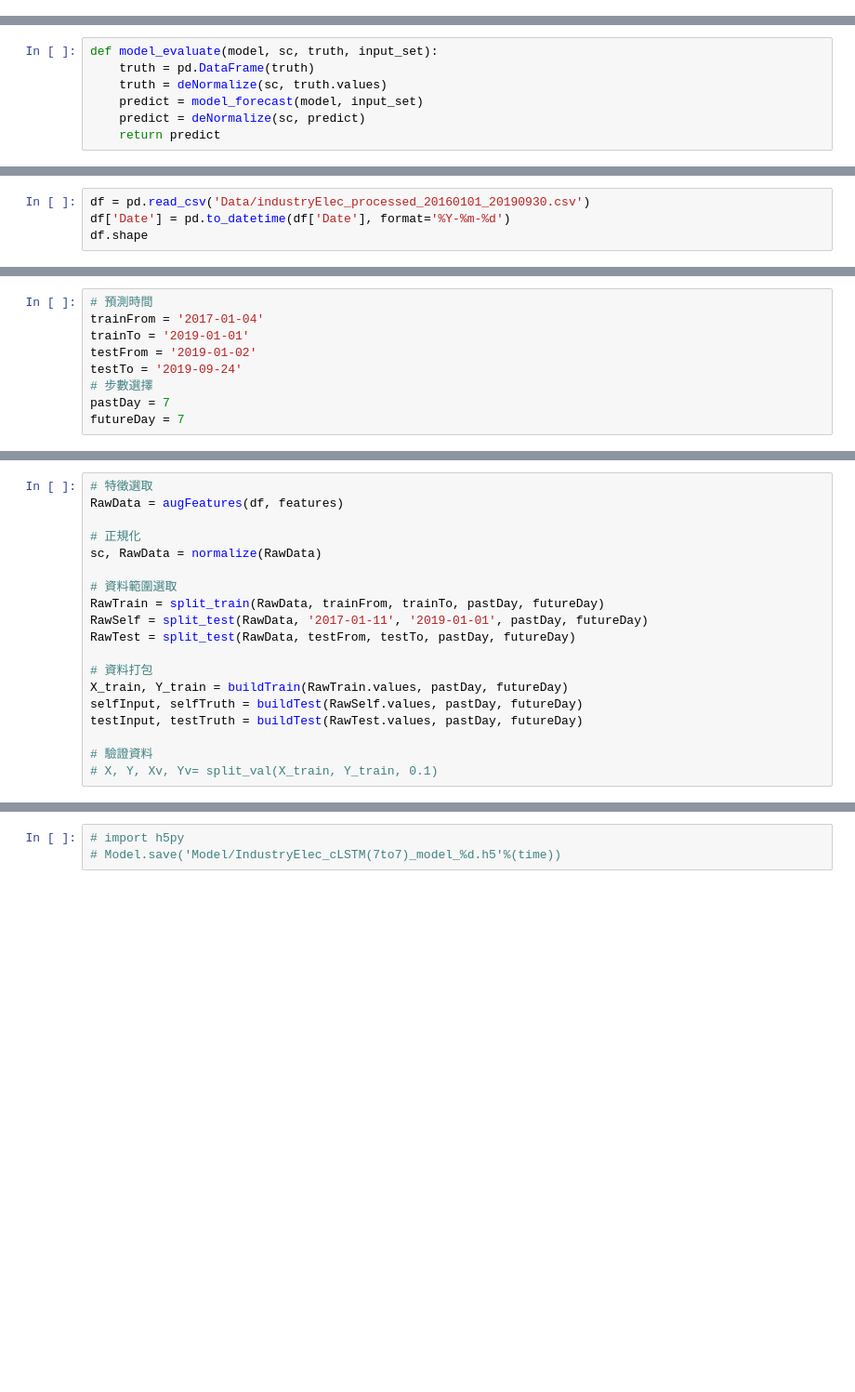
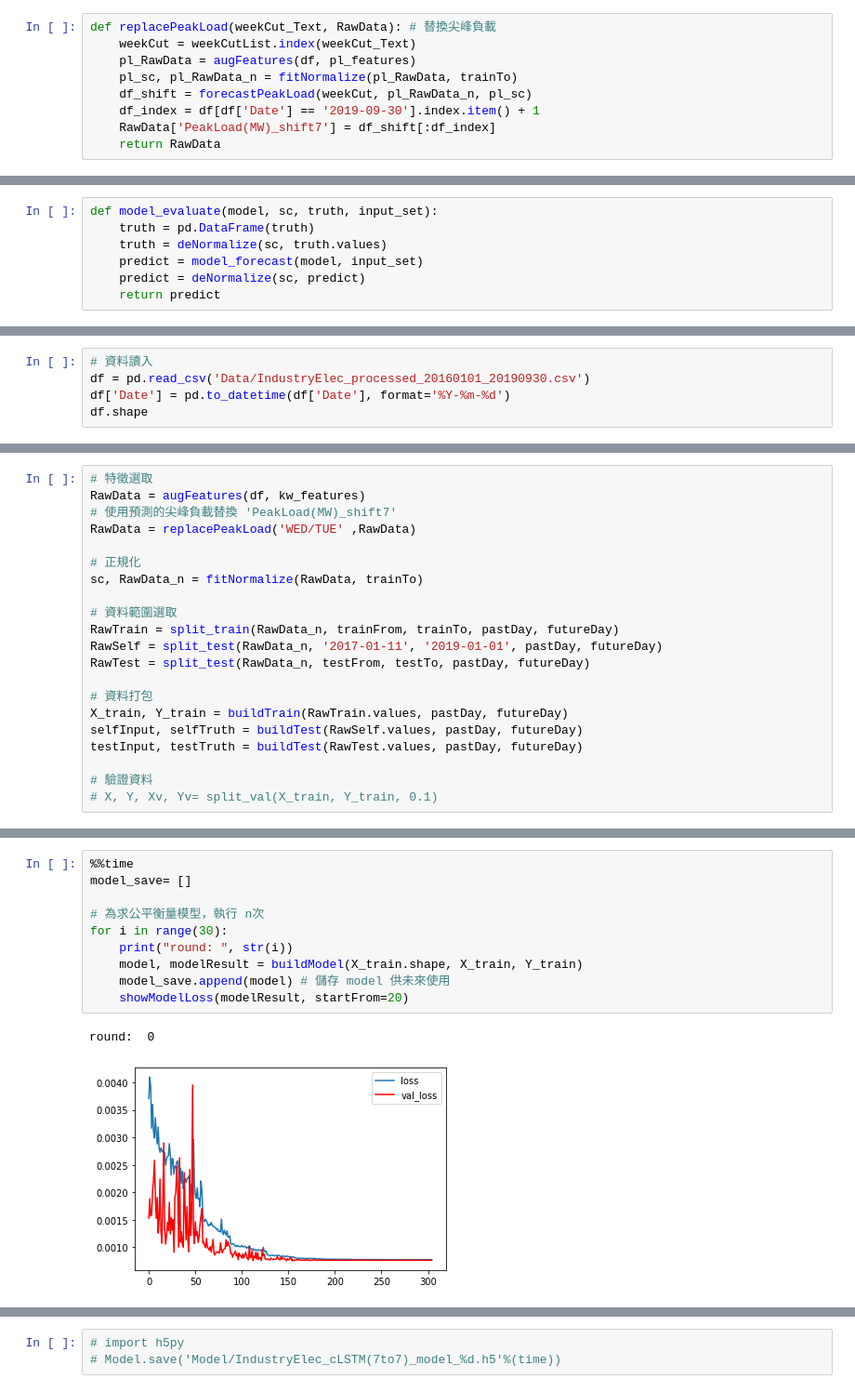
Before and after one commit to Chang-Siang/IndustryElec, a Jupyter notebook: IndustryElec_(RNN_XT)_Plus.ipynb, the cells around one changed output, grey strips where cells are left out. Shown at 93% size. Saved outputs shown, nothing was run; the diff lists cells and outputs as text; blank space fills up the shorter version.

```diff
--- a/IndustryElec_(RNN_XT)_Plus.ipynb
+++ b/IndustryElec_(RNN_XT)_Plus.ipynb
@@ -121,0 +181,9 @@ from keras.callbacks import EarlyStopping, ReduceLROnPlateau, ModelCheckpoint
+# %%
+def replacePeakLoad(weekCut_Text, RawData): # 替換尖峰負載
+    weekCut = weekCutList.index(weekCut_Text)
+    pl_RawData = augFeatures(df, pl_features)
+    pl_sc, pl_RawData_n = fitNormalize(pl_RawData, trainTo)
+    df_shift = forecastPeakLoad(weekCut, pl_RawData_n, pl_sc)
+    df_index = df[df['Date'] == '2019-09-30'].index.item() + 1
+    RawData['PeakLoad(MW)_shift7'] = df_shift[:df_index]
+    return RawData
@@ -164,5 +303,6 @@ def model_evaluate(model, sc, truth, input_set):
 # %%
-df = pd.read_csv('Data/industryElec_processed_20160101_20190930.csv')
+# 資料讀入
+df = pd.read_csv('Data/IndustryElec_processed_20160101_20190930.csv')
 df['Date'] = pd.to_datetime(df['Date'], format='%Y-%m-%d')
 df.shape
 # %% [output]
@@ -179,9 +309,0 @@ features = [
-# %%
-# 預測時間
-trainFrom = '2017-01-04'
-trainTo = '2019-01-01'
-testFrom = '2019-01-02'
-testTo = '2019-09-24'
-# 步數選擇
-pastDay = 7
-futureDay = 7
@@ -188,14 +319,16 @@ futureDay = 7
 # %%
 # 特徵選取
-RawData = augFeatures(df, features)
+RawData = augFeatures(df, kw_features)
+# 使用預測的尖峰負載替換 'PeakLoad(MW)_shift7'
+RawData = replacePeakLoad('WED/TUE' ,RawData)
 
 # 正規化
-sc, RawData = normalize(RawData)
+sc, RawData_n = fitNormalize(RawData, trainTo)
 
 # 資料範圍選取
-RawTrain = split_train(RawData, trainFrom, trainTo, pastDay, futureDay)
-RawSelf = split_test(RawData, '2017-01-11', '2019-01-01', pastDay, futureDay)
-RawTest = split_test(RawData, testFrom, testTo, pastDay, futureDay)
+RawTrain = split_train(RawData_n, trainFrom, trainTo, pastDay, futureDay)
+RawSelf = split_test(RawData_n, '2017-01-11', '2019-01-01', pastDay, futureDay)
+RawTest = split_test(RawData_n, testFrom, testTo, pastDay, futureDay)
 
 # 資料打包
 X_train, Y_train = buildTrain(RawTrain.values, pastDay, futureDay)
@@ -213,0 +344,13 @@ testInput.shape, testTruth.shape (38, 7, 6) (266,)
+# %%
+%%time
+model_save= []
+
+# 為求公平衡量模型，執行 n次
+for i in range(30):
+    print("round: ", str(i))
+    model, modelResult = buildModel(X_train.shape, X_train, Y_train)
+    model_save.append(model) # 儲存 model 供未來使用
+    showModelLoss(modelResult, startFrom=20)
+# %% [output]
+round:  0
+[figure, added]
```
Also changed, not shown: parts of 55 cells of this notebook.
